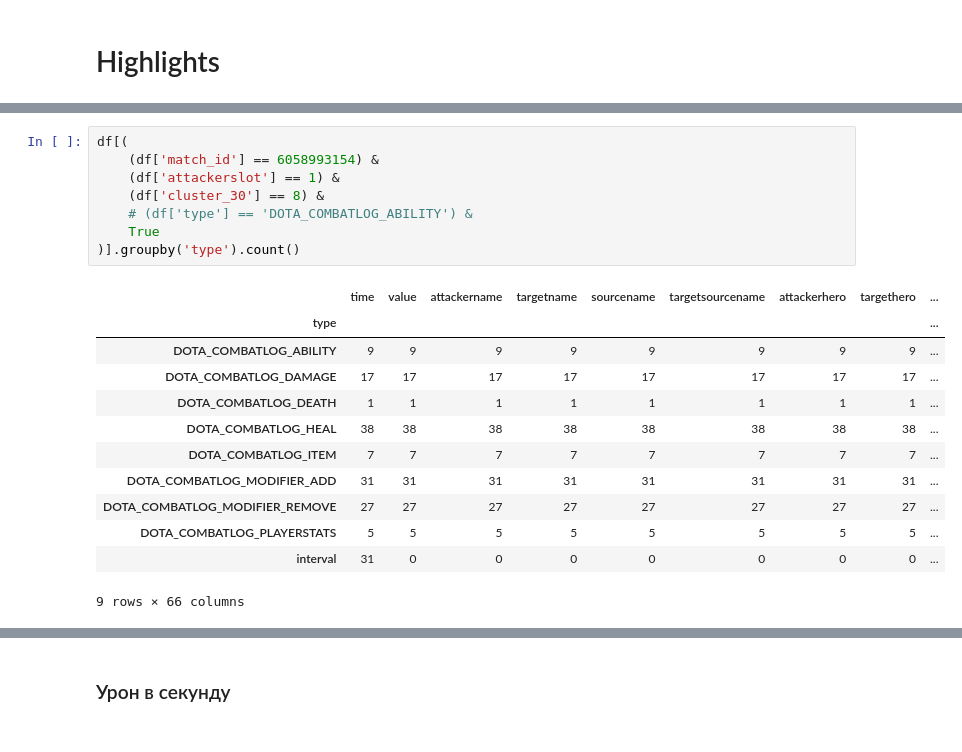
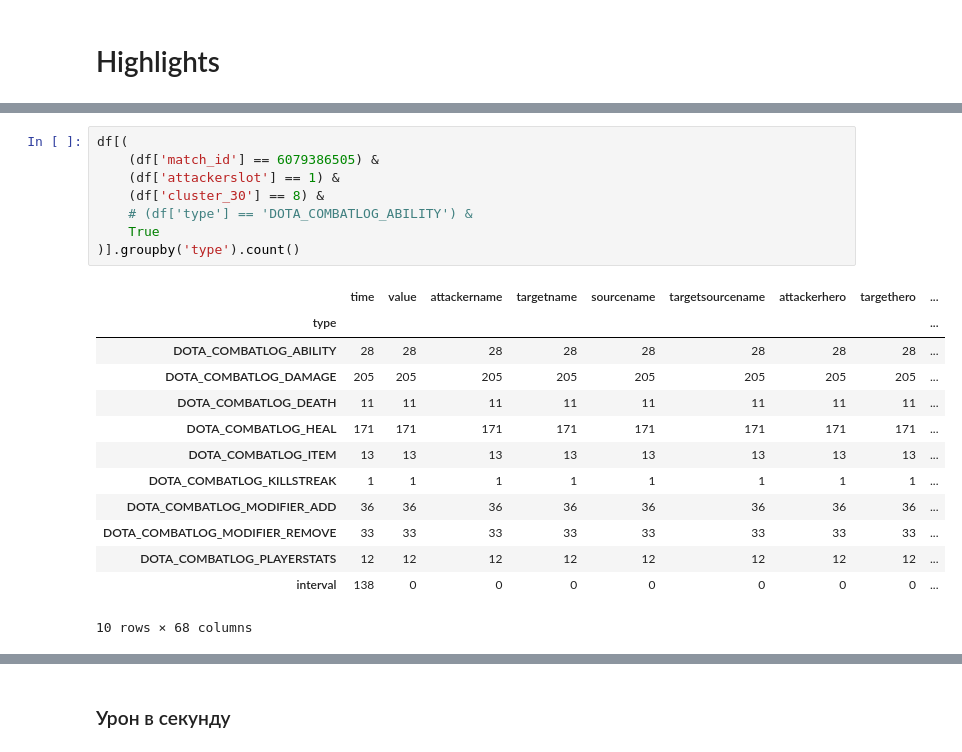
Before and after one commit to arch1baald/woodota, a Jupyter notebook: notebooks/dbscan-many-matches.ipynb, the cells around one changed output, grey strips where cells are left out. Cells and saved outputs as stored; diff of their text form.

```diff
--- a/notebooks/dbscan-many-matches.ipynb
+++ b/notebooks/dbscan-many-matches.ipynb
@@ -542,23 +544,24 @@ df_duration['duration'].hist(bins=100)
 # %%
 df[(
-    (df['match_id'] == 6058993154) &
+    (df['match_id'] == 6079386505) &
     (df['attackerslot'] == 1) &
     (df['cluster_30'] == 8) &
     # (df['type'] == 'DOTA_COMBATLOG_ABILITY') &
     True
 )].groupby('type').count()
 # %% [output]
 |  | time | value | attackername | targetname | sourcename | targetsourcename | attackerhero | targethero | ... |
 | type |  |  |  |  |  |  |  |  | ... |
-| DOTA_COMBATLOG_ABILITY | 9 | 9 | 9 | 9 | 9 | 9 | 9 | 9 | ... |
-| DOTA_COMBATLOG_DAMAGE | 17 | 17 | 17 | 17 | 17 | 17 | 17 | 17 | ... |
-| DOTA_COMBATLOG_DEATH | 1 | 1 | 1 | 1 | 1 | 1 | 1 | 1 | ... |
-| DOTA_COMBATLOG_HEAL | 38 | 38 | 38 | 38 | 38 | 38 | 38 | 38 | ... |
-| DOTA_COMBATLOG_ITEM | 7 | 7 | 7 | 7 | 7 | 7 | 7 | 7 | ... |
-| DOTA_COMBATLOG_MODIFIER_ADD | 31 | 31 | 31 | 31 | 31 | 31 | 31 | 31 | ... |
-| DOTA_COMBATLOG_MODIFIER_REMOVE | 27 | 27 | 27 | 27 | 27 | 27 | 27 | 27 | ... |
-| DOTA_COMBATLOG_PLAYERSTATS | 5 | 5 | 5 | 5 | 5 | 5 | 5 | 5 | ... |
-| interval | 31 | 0 | 0 | 0 | 0 | 0 | 0 | 0 | ... |
+| DOTA_COMBATLOG_ABILITY | 28 | 28 | 28 | 28 | 28 | 28 | 28 | 28 | ... |
+| DOTA_COMBATLOG_DAMAGE | 205 | 205 | 205 | 205 | 205 | 205 | 205 | 205 | ... |
+| DOTA_COMBATLOG_DEATH | 11 | 11 | 11 | 11 | 11 | 11 | 11 | 11 | ... |
+| DOTA_COMBATLOG_HEAL | 171 | 171 | 171 | 171 | 171 | 171 | 171 | 171 | ... |
+| DOTA_COMBATLOG_ITEM | 13 | 13 | 13 | 13 | 13 | 13 | 13 | 13 | ... |
+| DOTA_COMBATLOG_KILLSTREAK | 1 | 1 | 1 | 1 | 1 | 1 | 1 | 1 | ... |
+| DOTA_COMBATLOG_MODIFIER_ADD | 36 | 36 | 36 | 36 | 36 | 36 | 36 | 36 | ... |
+| DOTA_COMBATLOG_MODIFIER_REMOVE | 33 | 33 | 33 | 33 | 33 | 33 | 33 | 33 | ... |
+| DOTA_COMBATLOG_PLAYERSTATS | 12 | 12 | 12 | 12 | 12 | 12 | 12 | 12 | ... |
+| interval | 138 | 0 | 0 | 0 | 0 | 0 | 0 | 0 | ... |
-9 rows × 66 columns
+10 rows × 68 columns
 # %%
 df[(
```
Also changed, not shown: parts of 24 cells of this notebook, 16 other files.
